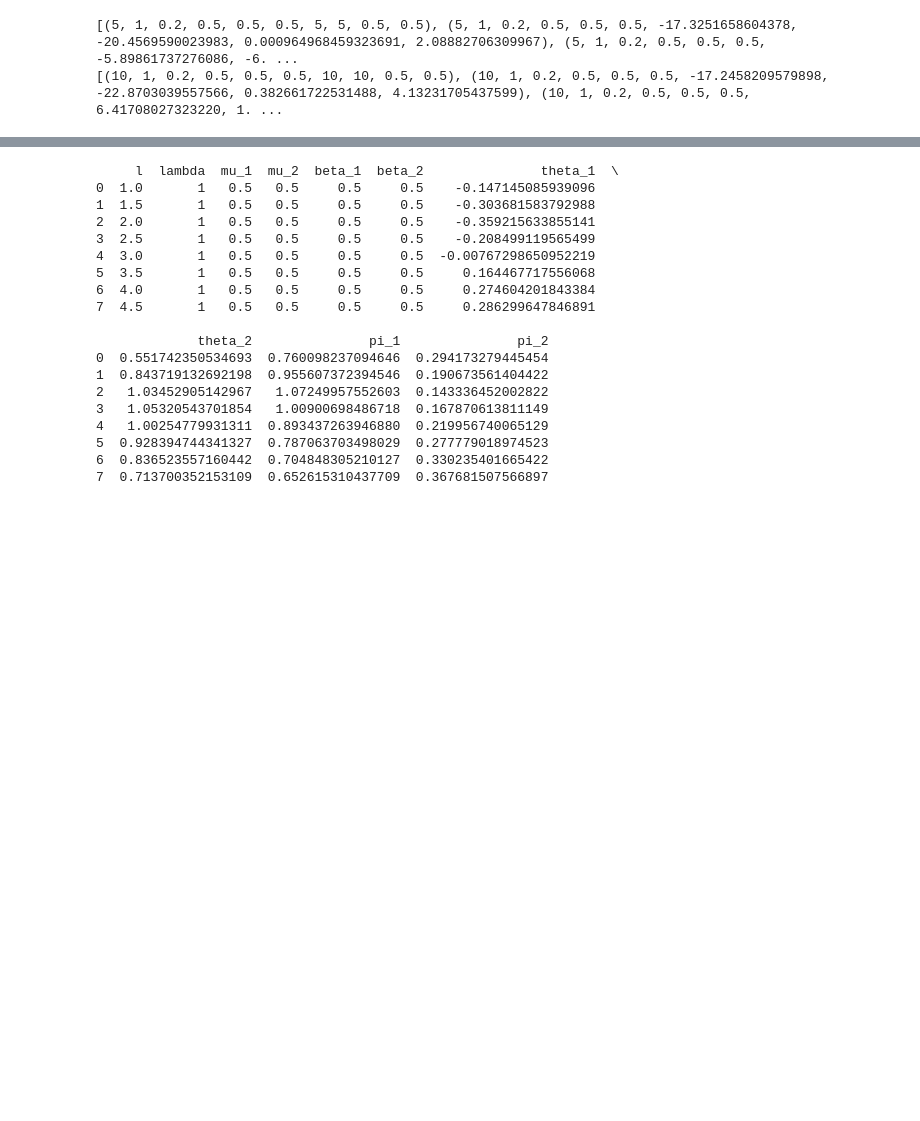
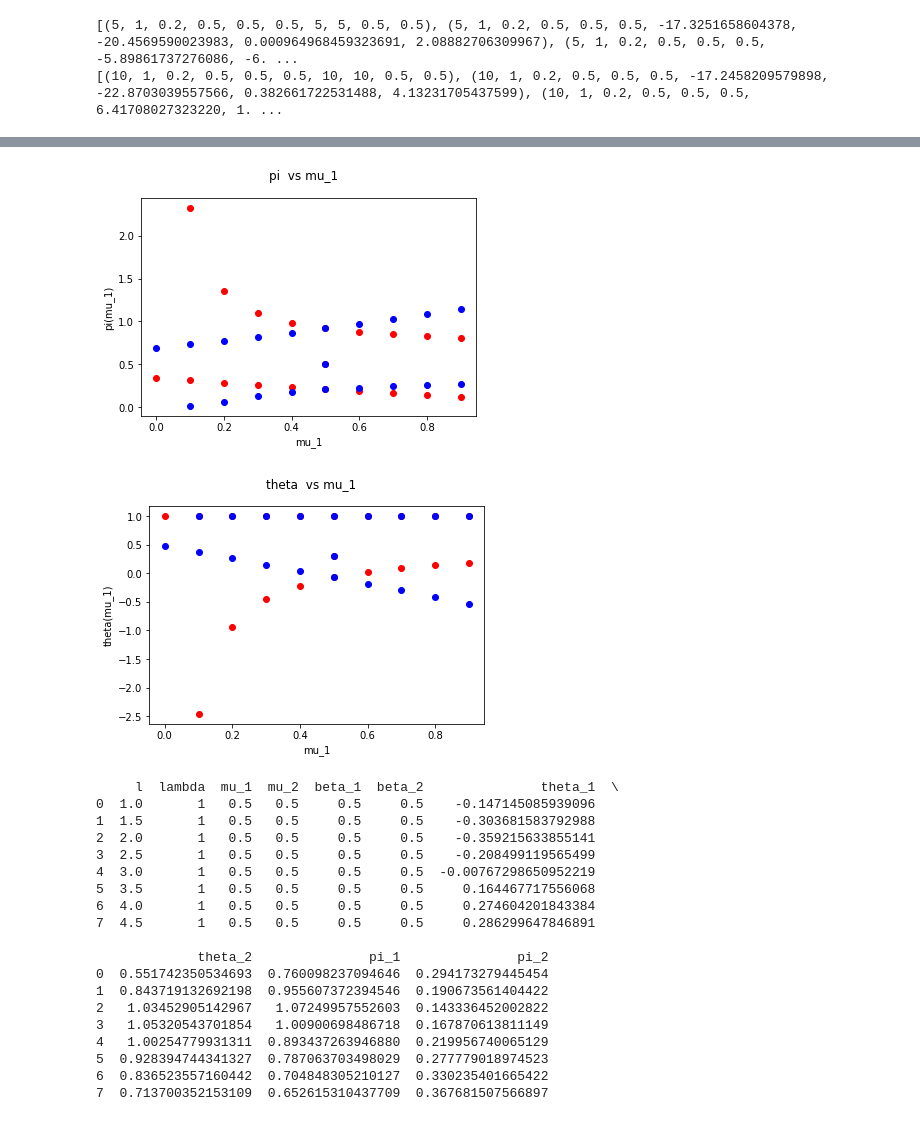
Before and after one commit to ericschulman/health_bargains, a Jupyter notebook: bargains.ipynb, the cells around one changed output, grey strips where cells are left out. Drawn from its saved outputs; the diff is of its cells as text; code cells hidden in the pictures; blank space fills up the shorter version.

```diff
--- a/bargains.ipynb
+++ b/bargains.ipynb
@@ -224,7 +240,9 @@ def m_plotter(game, ranger, scaler, args,v=False):
     result = []
     for m in ranger:
         m = m/scaler
+        if v: print 'l: %s, q: %s, m1: %s, m2: %s, b1: %s, b2: %s \n'%(l0 ,q0, m, m20,  b10, b20)
         solutions = game(l = l0 ,q = q0, m1 = m, m2 = m20, b1 = b10, b2 = b20)
+        if v: print '(unfiltered) solutions: %s \n'%solutions
         solutions = find_eq(solutions)
         if v: print 'solutions: %s \n'%solutions
         for sol in solutions:
@@ -312,0 +329,7 @@ quick_plot(simult1_q,'lambda','simult1')
+# %%
+arg0 =  (1,1,.5,.5,.5)
+
+simult1_m =  m_plotter(simult,range(0,10,1),10.0, arg0, v=False)
+
+
+print simult1_m
@@ -313,2 +354,8 @@ quick_plot(simult1_q,'lambda','simult1')
+# %%
+simult1_m.to_csv('sheets/simult1_mu.csv', sep=',')
+quick_plot(simult1_m,'mu_1','simult1')
+# %% [output]
+[figure, added]
+[figure, added]
 # %%
 arg0 =  (1, .5,.5,.5,.5)
```
Also changed, not shown: parts of 10 cells of this notebook.
